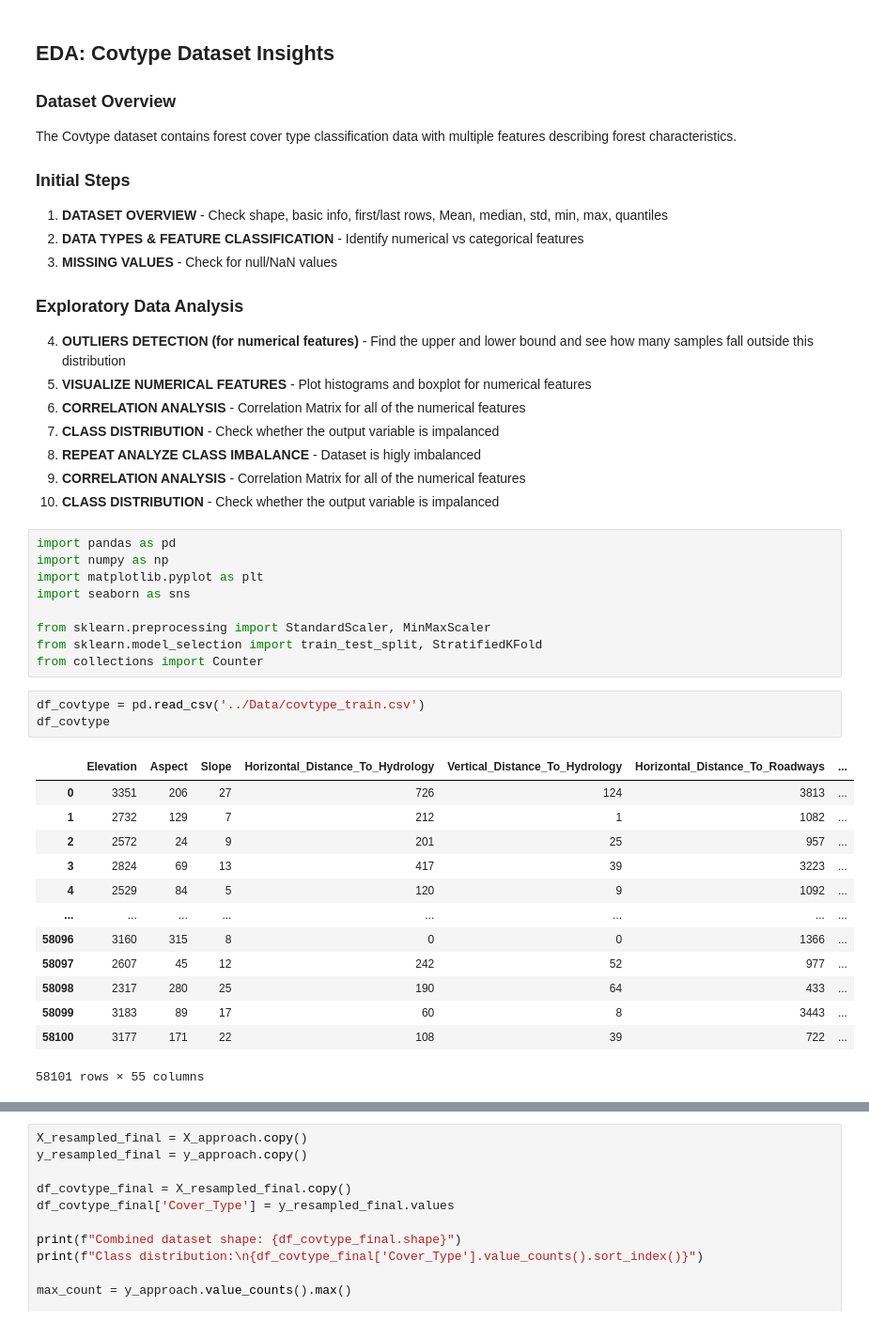
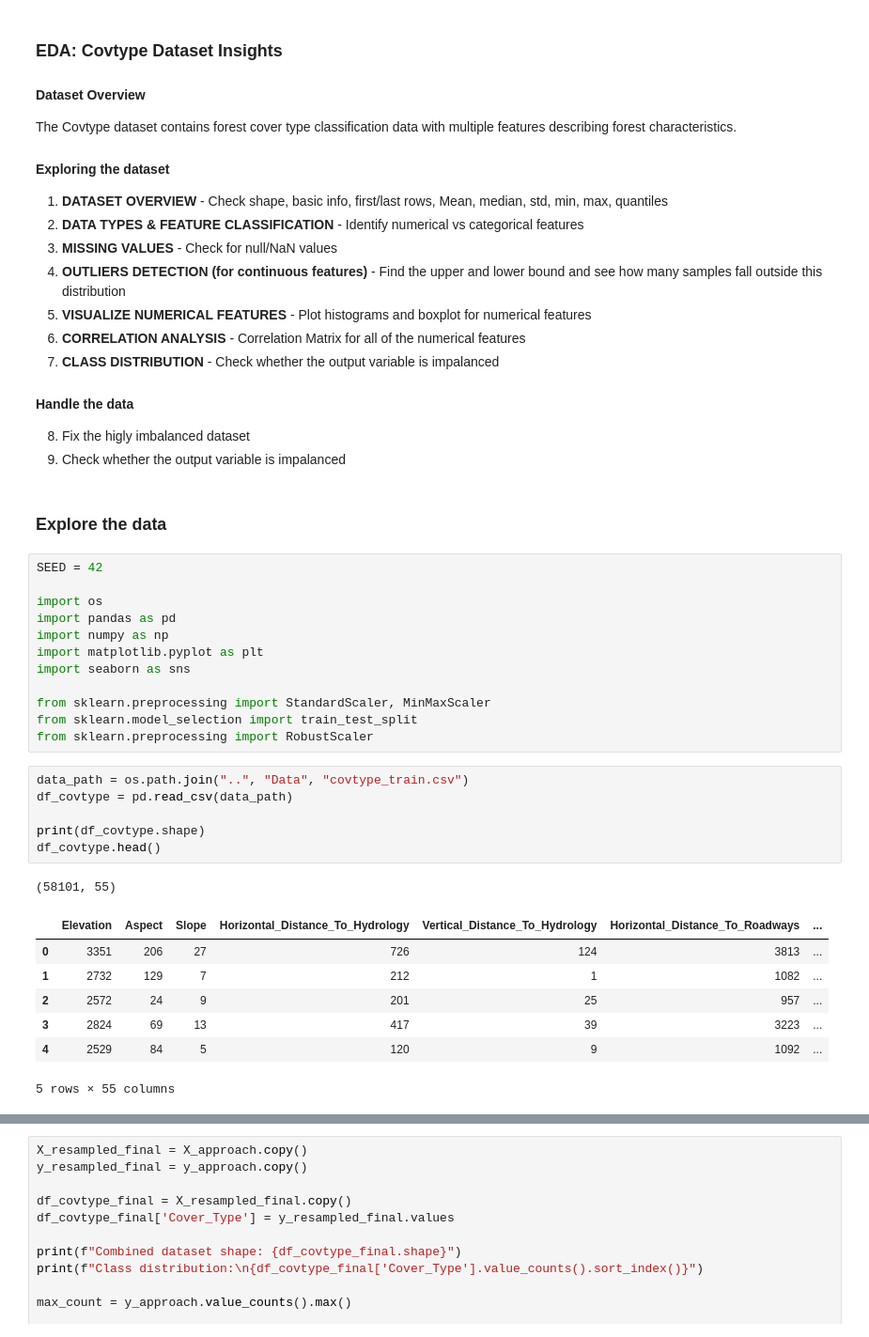
Before and after one commit to Ron-Lakeman/AppliedMachineLearning, a Jupyter notebook: EDA/eda_covtype.ipynb, the cells around one changed output, grey strips where cells are left out. Shown at 94% size. Drawn from its saved outputs; the diff is of its cells as text.

```diff
--- a/EDA/eda_covtype.ipynb
+++ b/EDA/eda_covtype.ipynb
@@ -1,47 +1,48 @@
 # %% [markdown]
-## EDA: Covtype Dataset Insights
+### EDA: Covtype Dataset Insights
 
-### Dataset Overview
+#### Dataset Overview
 The Covtype dataset contains forest cover type classification data with multiple features describing forest characteristics.
 
-### Initial Steps
+#### Exploring the dataset
 1. **DATASET OVERVIEW** - Check shape, basic info, first/last rows, Mean, median, std, min, max, quantiles
 2. **DATA TYPES & FEATURE CLASSIFICATION** - Identify numerical vs categorical features
 3. **MISSING VALUES** - Check for null/NaN values
-
-
-### Exploratory Data Analysis
-4. **OUTLIERS DETECTION (for numerical features)** - Find the upper and lower bound and see how many samples fall outside this distribution
+4. **OUTLIERS DETECTION (for continuous features)** - Find the upper and lower bound and see how many samples fall outside this distribution
 5. **VISUALIZE NUMERICAL FEATURES** - Plot histograms and boxplot for numerical features
 6. **CORRELATION ANALYSIS** - Correlation Matrix for all of the numerical features
 7. **CLASS DISTRIBUTION** - Check whether the output variable is impalanced
-8. **REPEAT ANALYZE CLASS IMBALANCE** - Dataset is higly imbalanced
-9. **CORRELATION ANALYSIS** - Correlation Matrix for all of the numerical features
-10. **CLASS DISTRIBUTION** - Check whether the output variable is impalanced
+
+#### Handle the data
+8. Fix the higly imbalanced dataset
+10. Check whether the output variable is impalanced
+# %% [markdown]
+### Explore the data
 # %%
+SEED = 42
+
+import os
 import pandas as pd
 import numpy as np
 import matplotlib.pyplot as plt
 import seaborn as sns
 
 from sklearn.preprocessing import StandardScaler, MinMaxScaler
-from sklearn.model_selection import train_test_split, StratifiedKFold
-from collections import Counter
+from sklearn.model_selection import train_test_split
+from sklearn.preprocessing import RobustScaler
 # %%
-df_covtype = pd.read_csv('../Data/covtype_train.csv')
-df_covtype
+data_path = os.path.join("..", "Data", "covtype_train.csv")
+df_covtype = pd.read_csv(data_path)
+
+print(df_covtype.shape)
+df_covtype.head()
 # %% [output]
+(58101, 55)
 |  | Elevation | Aspect | Slope | Horizontal_Distance_To_Hydrology | Vertical_Distance_To_Hydrology | Horizontal_Distance_To_Roadways | ... |
 | 0 | 3351 | 206 | 27 | 726 | 124 | 3813 | ... |
 | 1 | 2732 | 129 | 7 | 212 | 1 | 1082 | ... |
 | 2 | 2572 | 24 | 9 | 201 | 25 | 957 | ... |
 | 3 | 2824 | 69 | 13 | 417 | 39 | 3223 | ... |
 | 4 | 2529 | 84 | 5 | 120 | 9 | 1092 | ... |
-| ... | ... | ... | ... | ... | ... | ... | ... |
-| 58096 | 3160 | 315 | 8 | 0 | 0 | 1366 | ... |
-| 58097 | 2607 | 45 | 12 | 242 | 52 | 977 | ... |
-| 58098 | 2317 | 280 | 25 | 190 | 64 | 433 | ... |
-| 58099 | 3183 | 89 | 17 | 60 | 8 | 3443 | ... |
-| 58100 | 3177 | 171 | 22 | 108 | 39 | 722 | ... |
-58101 rows × 55 columns
+5 rows × 55 columns
 # %%
```
Also changed, not shown: parts of 25 cells of this notebook, 1 other file.
